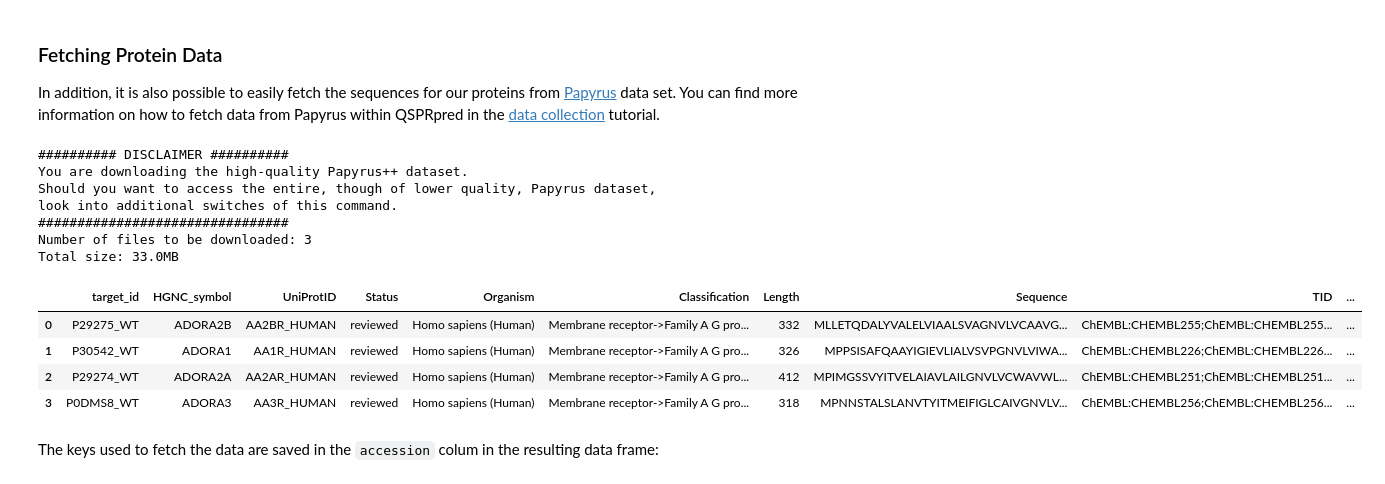
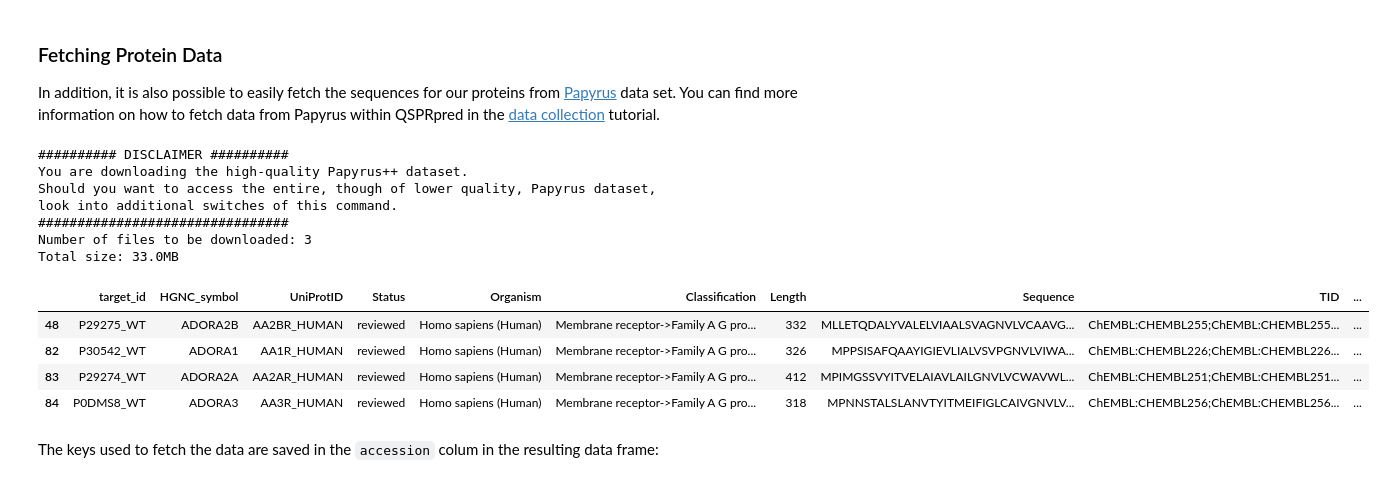
Before and after one commit to CDDLeiden/QSPRpred, a Jupyter notebook: tutorials/advanced/modelling/PCM_modelling.ipynb, the cells around one changed output. Saved outputs shown, nothing was run; the diff lists cells and outputs as text; code cells hidden in the pictures.

Commit message:
Fix PCM modelling tutorial

```diff
--- a/tutorials/advanced/modelling/PCM_modelling.ipynb
+++ b/tutorials/advanced/modelling/PCM_modelling.ipynb
@@ -41,31 +41,31 @@ In addition, it is also possible to easily fetch the sequences for our proteins
 # %%
 from qsprpred.data.sources.papyrus import Papyrus
 
 # Papyrus database version 05.6
 papyrus = Papyrus(
     data_dir="../../tutorial_data/papyrus",
     version='05.6',  # Papyrus database version
     stereo=False,
     plus_only=True,
 )
 
 # Get the protein sequences for the four adenosine receptors
 acc_keys = ["P29274", "P29275", "P30542", "P0DMS8"] # A2AR, A2BR, A1R, A3R
-dataset_seq = papyrus.getProteinData(acc_keys, name=f"{dataset.name}_seqs", use_existing=True)
+dataset_seq = papyrus.getProteinData(acc_keys, name=f"{dataset.name}_seqs", use_existing=True, output_dir='../../tutorial_output/data')
 dataset_seq
 # %% [output]
 ########## DISCLAIMER ##########
 You are downloading the high-quality Papyrus++ dataset.
 Should you want to access the entire, though of lower quality, Papyrus dataset,
 look into additional switches of this command.
 ################################
 Number of files to be downloaded: 3
 Total size: 33.0MB
 |  | target_id | HGNC_symbol | UniProtID | Status | Organism | Classification | Length | Sequence | TID | ... |
-| 0 | P29275_WT | ADORA2B | AA2BR_HUMAN | reviewed | Homo sapiens (Human) | Membrane receptor->Family A G pro... | 332 | MLLETQDALYVALELVIAALSVAGNVLVCAAVG... | ChEMBL:CHEMBL255;ChEMBL:CHEMBL255... | ... |
-| 1 | P30542_WT | ADORA1 | AA1R_HUMAN | reviewed | Homo sapiens (Human) | Membrane receptor->Family A G pro... | 326 | MPPSISAFQAAYIGIEVLIALVSVPGNVLVIWA... | ChEMBL:CHEMBL226;ChEMBL:CHEMBL226... | ... |
-| 2 | P29274_WT | ADORA2A | AA2AR_HUMAN | reviewed | Homo sapiens (Human) | Membrane receptor->Family A G pro... | 412 | MPIMGSSVYITVELAIAVLAILGNVLVCWAVWL... | ChEMBL:CHEMBL251;ChEMBL:CHEMBL251... | ... |
-| 3 | P0DMS8_WT | ADORA3 | AA3R_HUMAN | reviewed | Homo sapiens (Human) | Membrane receptor->Family A G pro... | 318 | MPNNSTALSLANVTYITMEIFIGLCAIVGNVLV... | ChEMBL:CHEMBL256;ChEMBL:CHEMBL256... | ... |
+| 48 | P29275_WT | ADORA2B | AA2BR_HUMAN | reviewed | Homo sapiens (Human) | Membrane receptor->Family A G pro... | 332 | MLLETQDALYVALELVIAALSVAGNVLVCAAVG... | ChEMBL:CHEMBL255;ChEMBL:CHEMBL255... | ... |
+| 82 | P30542_WT | ADORA1 | AA1R_HUMAN | reviewed | Homo sapiens (Human) | Membrane receptor->Family A G pro... | 326 | MPPSISAFQAAYIGIEVLIALVSVPGNVLVIWA... | ChEMBL:CHEMBL226;ChEMBL:CHEMBL226... | ... |
+| 83 | P29274_WT | ADORA2A | AA2AR_HUMAN | reviewed | Homo sapiens (Human) | Membrane receptor->Family A G pro... | 412 | MPIMGSSVYITVELAIAVLAILGNVLVCWAVWL... | ChEMBL:CHEMBL251;ChEMBL:CHEMBL251... | ... |
+| 84 | P0DMS8_WT | ADORA3 | AA3R_HUMAN | reviewed | Homo sapiens (Human) | Membrane receptor->Family A G pro... | 318 | MPNNSTALSLANVTYITMEIFIGLCAIVGNVLV... | ChEMBL:CHEMBL256;ChEMBL:CHEMBL256... | ... |
 # %% [markdown]
 The  keys used to fetch the data are saved in the `accession` colum in the resulting data frame:
 # %%
```
Also changed, not shown: parts of 20 cells of this notebook, 1 other file.
